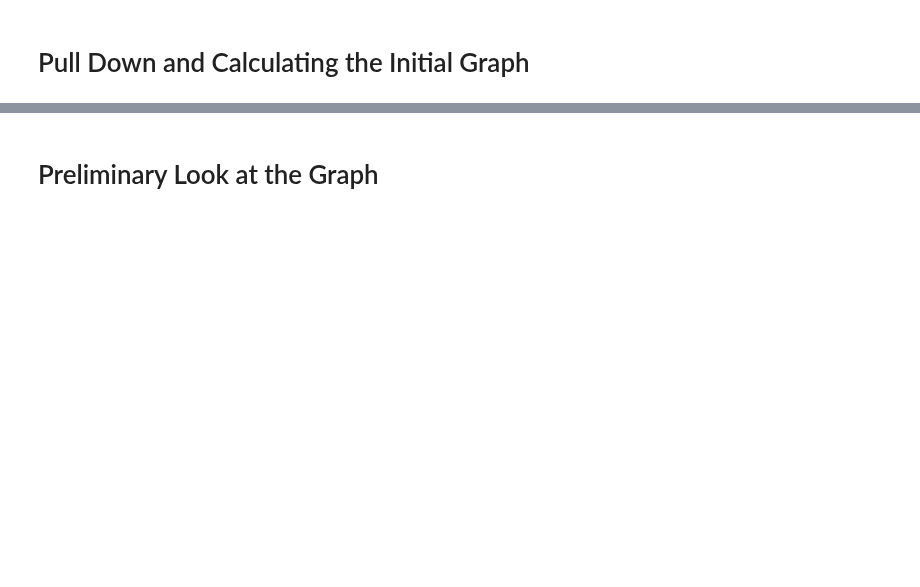
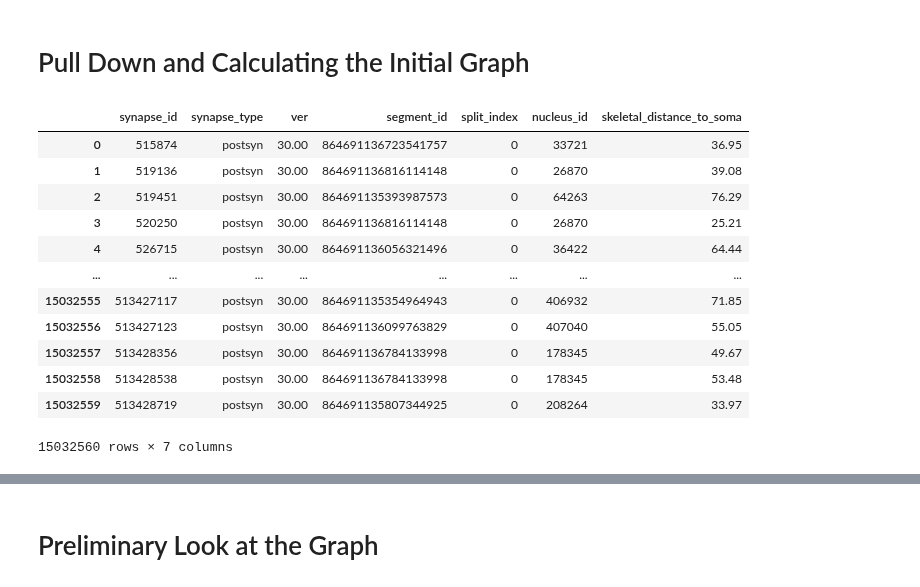
Before and after one commit to celiibrendan/neuron_mesh_tools, a Jupyter notebook: Graph_Analysis/Graph_Exploration_Version_3.ipynb, the cells around one changed output, grey strips where cells are left out. Drawn from its saved outputs; the diff is of its cells as text; code cells hidden in the pictures; blank space fills up the shorter version.

```diff
--- a/Graph_Analysis/Graph_Exploration_Version_3.ipynb
+++ b/Graph_Analysis/Graph_Exploration_Version_3.ipynb
@@ -161,7 +154,22 @@ synapse_table
 # %%
-synapse_data = minnie.SynapseProofread.fetch(as_dict=True)
+table_to_subtract = (du.proofreading_synapse_table() & "skeletal_distance_to_soma<0 AND synapse_type='presyn'").proj()
+synapse_data = (du.proofreading_synapse_table() - table_to_subtract).fetch(as_dict=True)
 synapse_data_df = pd.DataFrame.from_dict(synapse_data)
 synapse_data_df
+# %% [output]
+|  | synapse_id | synapse_type | ver | segment_id | split_index | nucleus_id | skeletal_distance_to_soma |
+| 0 | 515874 | postsyn | 30.00 | 864691136723541757 | 0 | 33721 | 36.95 |
+| 1 | 519136 | postsyn | 30.00 | 864691136816114148 | 0 | 26870 | 39.08 |
+| 2 | 519451 | postsyn | 30.00 | 864691135393987573 | 0 | 64263 | 76.29 |
+| 3 | 520250 | postsyn | 30.00 | 864691136816114148 | 0 | 26870 | 25.21 |
+| 4 | 526715 | postsyn | 30.00 | 864691136056321496 | 0 | 36422 | 64.44 |
+| ... | ... | ... | ... | ... | ... | ... | ... |
+| 15032555 | 513427117 | postsyn | 30.00 | 864691135354964943 | 0 | 406932 | 71.85 |
+| 15032556 | 513427123 | postsyn | 30.00 | 864691136099763829 | 0 | 407040 | 55.05 |
+| 15032557 | 513428356 | postsyn | 30.00 | 864691136784133998 | 0 | 178345 | 49.67 |
+| 15032558 | 513428538 | postsyn | 30.00 | 864691136784133998 | 0 | 178345 | 53.48 |
+| 15032559 | 513428719 | postsyn | 30.00 | 864691135807344925 | 0 | 208264 | 33.97 |
+15032560 rows × 7 columns
 # %%
 uniq_synapse_ids,unique_synapse_indexes,inverse_indices,synapse_id_counts = np.unique(synapse_data_df["synapse_id"].to_numpy(),
                            return_index=True,
```
Also changed, not shown: parts of 40 cells of this notebook, 4 other files.
